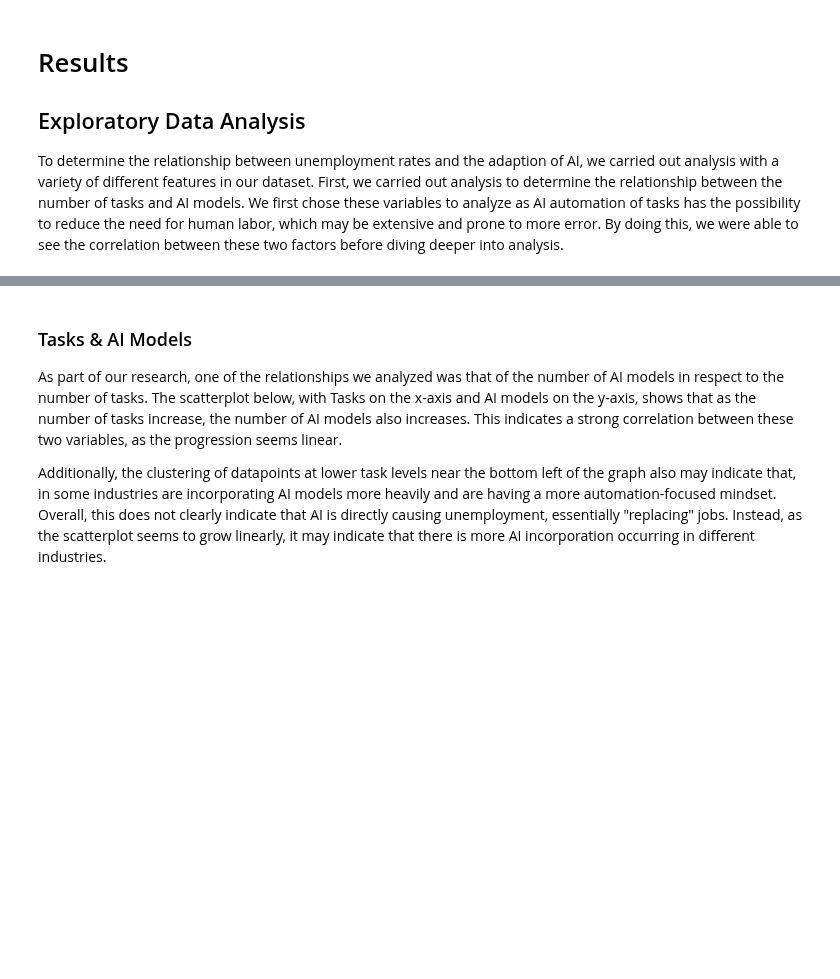
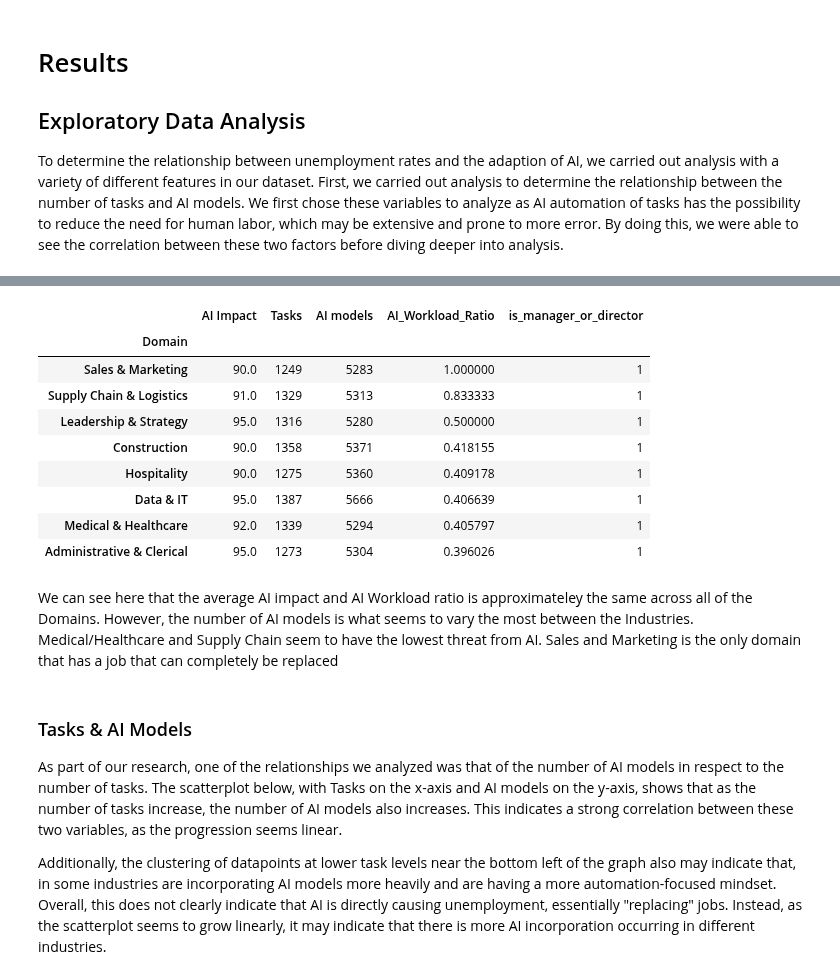
Before and after one commit to arpita-pandey/COGS108_FinalProject, a Jupyter notebook: EDACheckpoint_Group148_WI25.ipynb, the cells around one changed output, grey strips where cells are left out. Cells and saved outputs as stored; diff of their text form; code cells hidden in the pictures; blank space fills up the shorter version.

```diff
--- a/EDACheckpoint_Group148_WI25.ipynb
+++ b/EDACheckpoint_Group148_WI25.ipynb
@@ -191,3 +205,18 @@ To determine the relationship between unemployment rates and the adaption of AI,
+# %%
+df_filtered.groupby("Domain").max().sort_values(by="AI_Workload_Ratio", ascending=False)
+# %% [output]
+|  | AI Impact | Tasks | AI models | AI_Workload_Ratio | is_manager_or_director |
+| Domain |  |  |  |  |  |
+| Sales & Marketing | 90.0 | 1249 | 5283 | 1.000000 | 1 |
+| Supply Chain & Logistics | 91.0 | 1329 | 5313 | 0.833333 | 1 |
+| Leadership & Strategy | 95.0 | 1316 | 5280 | 0.500000 | 1 |
+| Construction | 90.0 | 1358 | 5371 | 0.418155 | 1 |
+| Hospitality | 90.0 | 1275 | 5360 | 0.409178 | 1 |
+| Data & IT | 95.0 | 1387 | 5666 | 0.406639 | 1 |
+| Medical & Healthcare | 92.0 | 1339 | 5294 | 0.405797 | 1 |
+| Administrative & Clerical | 95.0 | 1273 | 5304 | 0.396026 | 1 |
+# %% [markdown]
+We can see here that the average AI impact and AI Workload ratio is approximateley the same across all of the Domains. However, the number of AI models is what seems to vary the most between the Industries. Medical/Healthcare and Supply Chain seem to have the lowest threat from AI. Sales and Marketing is the only domain that has a job that can completely be replaced
 # %% [markdown]
 ### Tasks & AI Models
 
```
Also changed, not shown: parts of 1 cell of this notebook.
